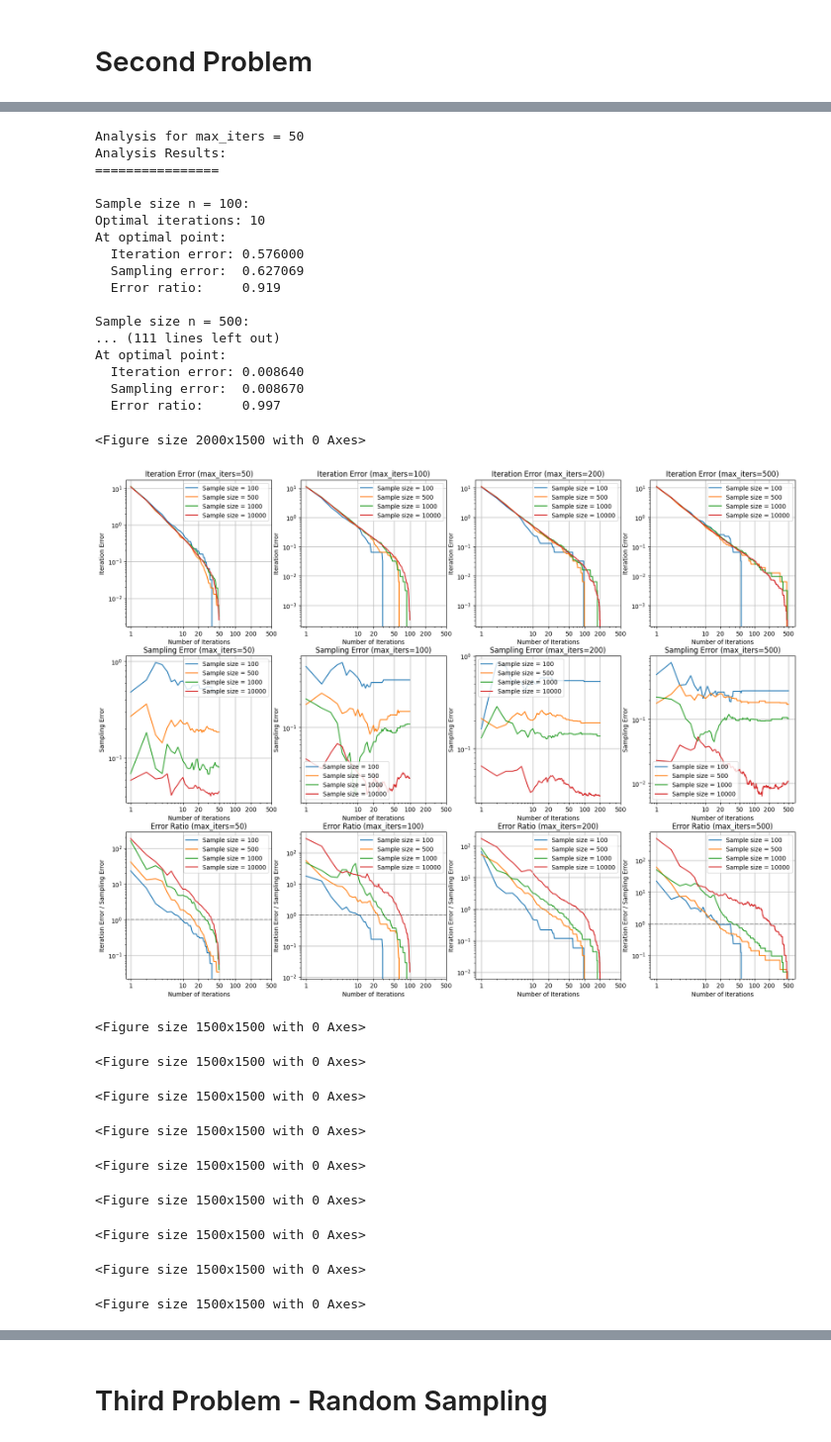
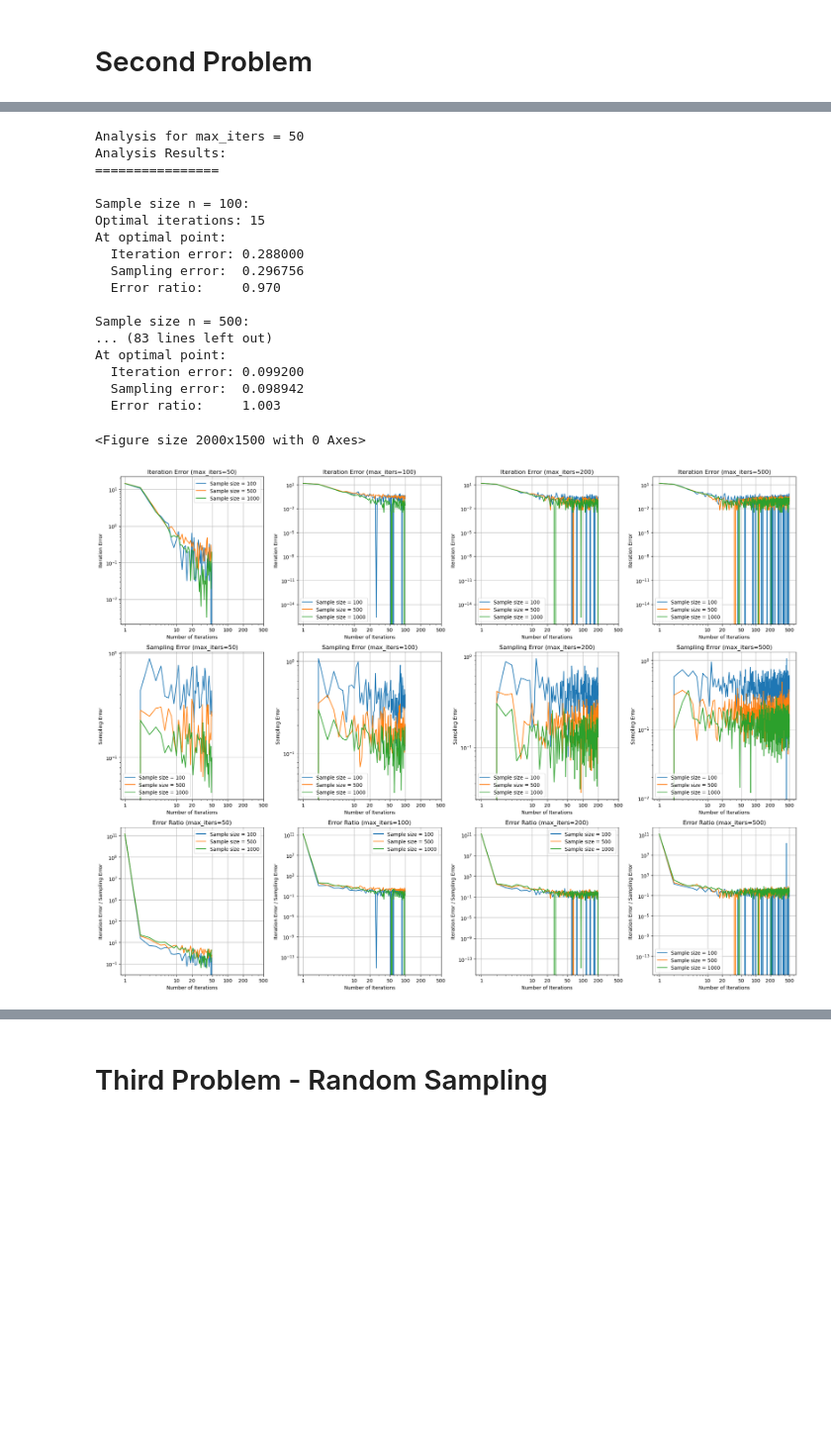
Before and after one commit to magggienn/stoch-sim-mandelbrot, a Jupyter notebook: StochSimKush.ipynb, the cells around one changed output, grey strips where cells are left out. Shown at 99% size. Cells and saved outputs as stored; diff of their text form; code cells hidden in the pictures; blank space fills up the shorter version.

```diff
--- a/StochSimKush.ipynb
+++ b/StochSimKush.ipynb
@@ -172,4 +172,15 @@ def plot_areas(x_range, y_range, max_iters_list, n_list, sample_type):
         print(area_results)
 # %% [markdown]
 # Second Problem
+# %%
+def goated_plot():
+    p=[]
+    for num_samples in n_list:
+        p.append(PR_area_estimate(x_range,y_range,max_iters,num_samples))
+
+x_range = (-2, 2)
+y_range = (-2, 2)
+max_iters_list = 50
+n_list = [100, 500,]
+repetitions = 5
 # %%
@@ -251,0 +264,16 @@ def error_analysis(x_range, y_range, max_iters, n_list, repetitions, col_idx):
+# %%
+def plot_errors(ax,data,y_label,title):
+    for n in n_list:
+        if y_label=='Iteration Error / Sampling Error':
+            ax.plot(np.arange(1, max_iters), data[n], label=f'Sample size = {n}')
+        else:
+            ax.plot(np.arange(1, max_iters), data[n][:-1], label=f'Sample size = {n}')
+    ax.set_xlabel('Number of Iterations')
+    ax.set_ylabel(y_label)
+    ax.set_title(title)
+    ax.set_yscale('log')
+    ax.set_xscale('log')
+    ax.set_xticks([1, 10, 20, 50, 100, 200, 500])
+    ax.set_xticklabels(['1', '10', '20', '50', '100','200','500'])
+    ax.legend()
+    ax.grid(True)
@@ -264,7 +371,7 @@ def error_analysis(x_range, y_range, max_iters, n_list, repetitions, col_idx):
 #     print(estimates)
 x_range = (-2, 2)
 y_range = (-2, 2)
-max_iters_list = [50, 100, 200, 500]
+max_iters_list = [50]
 n_list = [100, 500, 1000, 10000]
 repetitions = 5
 for max_iters in max_iters_list:
@@ -292,7 +496,7 @@ for max_iters in max_iters_list:
 x_range = (-2, 2)
 y_range = (-2, 2)
 max_iters_list = [50, 100, 200, 500]
-n_list = [100, 500, 1000, 10000]
+n_list = [100, 500, 1000]
 repetitions = 5
 
 plt.figure(figsize=(20, 15))
@@ -302,49 +506,40 @@ fig, axes = plt.subplots(3, len(max_iters_list), figsize=(20, 15))
 # Run analysis for each max_iters
 for idx, max_iters in enumerate(max_iters_list):
     print(f"\nAnalysis for max_iters = {max_iters}")
     iteration_errors, sampling_errors, error_ratios = error_analysis(
-        x_range, y_range, max_iters, n_list, repetitions, idx)
+        x_range, y_range, max_iters, n_list, repetitions,idx)
 
     # Print analysis results
     print("Analysis Results:")
     print("================")
     for n in n_list:
         optimal_iter = np.argmin(np.abs(error_ratios[n] - 1)) + 1
         print(f"\nSample size n = {n}:")
         print(f"Optimal iterations: {optimal_iter}")
         print(f"At optimal point:")
         print(f"  Iteration error: {iteration_errors[n][optimal_iter-1]:.6f}")
         print(f"  Sampling error:  {sampling_errors[n][optimal_iter-1]:.6f}")
         print(f"  Error ratio:     {error_ratios[n][optimal_iter-1]:.3f}")
 
 plt.tight_layout()
 plt.show()
 # %% [output]
 Analysis for max_iters = 50
 Analysis Results:
 ================
 
 Sample size n = 100:
-Optimal iterations: 10
+Optimal iterations: 15
 At optimal point:
-  Iteration error: 0.576000
-  Sampling error:  0.627069
-  Error ratio:     0.919
+  Iteration error: 0.288000
+  Sampling error:  0.296756
+  Error ratio:     0.970
 
 Sample size n = 500:
-... (111 lines left out)
+... (83 lines left out)
 At optimal point:
-  Iteration error: 0.008640
-  Sampling error:  0.008670
-  Error ratio:     0.997
+  Iteration error: 0.099200
+  Sampling error:  0.098942
+  Error ratio:     1.003
 <Figure size 2000x1500 with 0 Axes>
-[figure, old version]
+[figure, new version]
-<Figure size 1500x1500 with 0 Axes>
-<Figure size 1500x1500 with 0 Axes>
-<Figure size 1500x1500 with 0 Axes>
-<Figure size 1500x1500 with 0 Axes>
-<Figure size 1500x1500 with 0 Axes>
-<Figure size 1500x1500 with 0 Axes>
-<Figure size 1500x1500 with 0 Axes>
-<Figure size 1500x1500 with 0 Axes>
-<Figure size 1500x1500 with 0 Axes>
```
Also changed, not shown: parts of 7 cells of this notebook.
